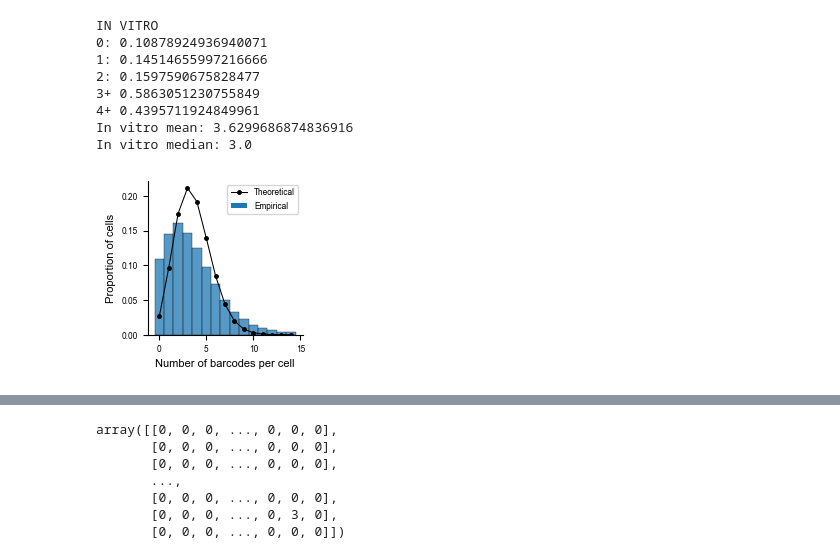
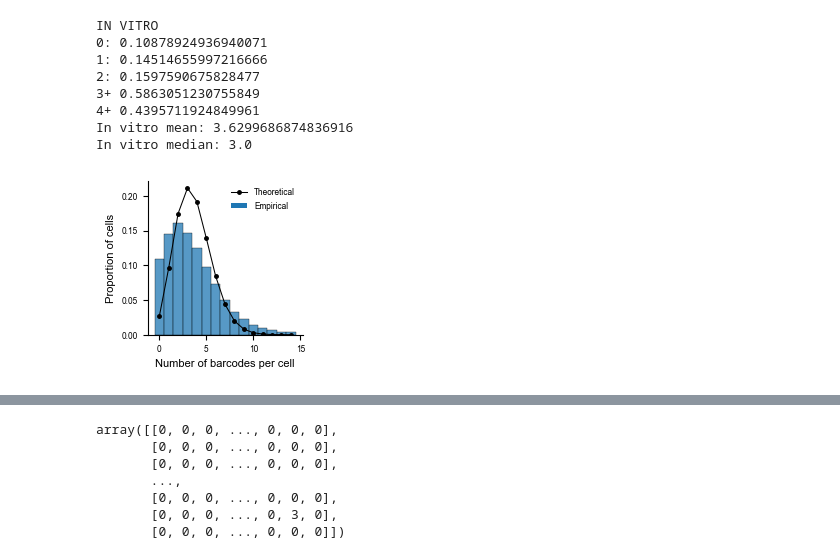
Before and after one commit to grantkinsler/SpatialBarcodes, a Jupyter notebook: plotScripts/invitro_v_invivo_barcode_detection.ipynb, the cells around one changed output, grey strips where cells are left out. Cells and saved outputs as stored; diff of their text form; code cells hidden in the pictures.

```diff
--- a/plotScripts/invitro_v_invivo_barcode_detection.ipynb
+++ b/plotScripts/invitro_v_invivo_barcode_detection.ipynb
@@ -113,7 +110,7 @@ for i, timezero_roi in enumerate(timezero_roi_list):
 
 # in_vivo_df = in_vivo_unclustered_df.merge(in_vivo_clustered_df[cols_to_keep],on='object_id',how='left')
 # %%
-### Plotting distribution of number of barcodes per cell, amongst barcoded cells
+### Plotting distribution of number of barcodes per cell
 
 min_bcs_per_cell = 3
 sns.set_style()
@@ -138,34 +135,34 @@ print('3+',sum(((in_vitro_df[tools.barcode_cols] >= min_bcs_per_cell).sum(axis=1
 print('4+',sum(((in_vitro_df[tools.barcode_cols] >= min_bcs_per_cell).sum(axis=1))>3)/len(in_vitro_df))
 
 print('In vitro mean:',np.mean((in_vitro_df[tools.barcode_cols] >= min_bcs_per_cell).sum(axis=1)))
 print('In vitro median:', np.median((in_vitro_df[tools.barcode_cols] >= min_bcs_per_cell).sum(axis=1)))
 
 # plot poisson distribution
 x = np.arange(0,15)
 poisson_dist = scipy.stats.poisson.pmf(x, mean)
 plt.plot([i+0.5 for i in x], poisson_dist, color='k',marker='.',lw=0.75,ms=5)
-plt.legend(labels=[f'Theoretical','Empirical'])
+plt.legend(labels=[f'Theoretical','Empirical'],frameon=False)
 
 plt.xlabel('Number of barcodes per cell')
 plt.ylabel('Proportion of cells')
 
 plt.xticks(np.arange(0.5,16.5,5),range(0,16,5),)
 
 plt.yticks([0,0.05,0.10,0.15,0.20],[0.00,0.05,0.10,0.15,0.20])
 formatter = matplotlib.ticker.FormatStrFormatter('%.2f')
 ax.yaxis.set_major_formatter(formatter)
 
 sns.despine()
 
-plt.savefig('../graphs/in_vitro_barcodes_per_cell.pdf',bbox_inches='tight',transparent=True)
+plt.savefig('../graphs/in_vitro_barcodes_per_cell_figure1.pdf',bbox_inches='tight',transparent=True)
 # %% [output]
 IN VITRO
 0: 0.10878924936940071
 1: 0.14514655997216666
 2: 0.1597590675828477
 3+ 0.5863051230755849
 4+ 0.4395711924849961
 In vitro mean: 3.6299686874836916
 In vitro median: 3.0
-[figure, old version]
+[figure, new version]
 # %%
```
Also changed, not shown: parts of 17 cells of this notebook, 2 other files.
